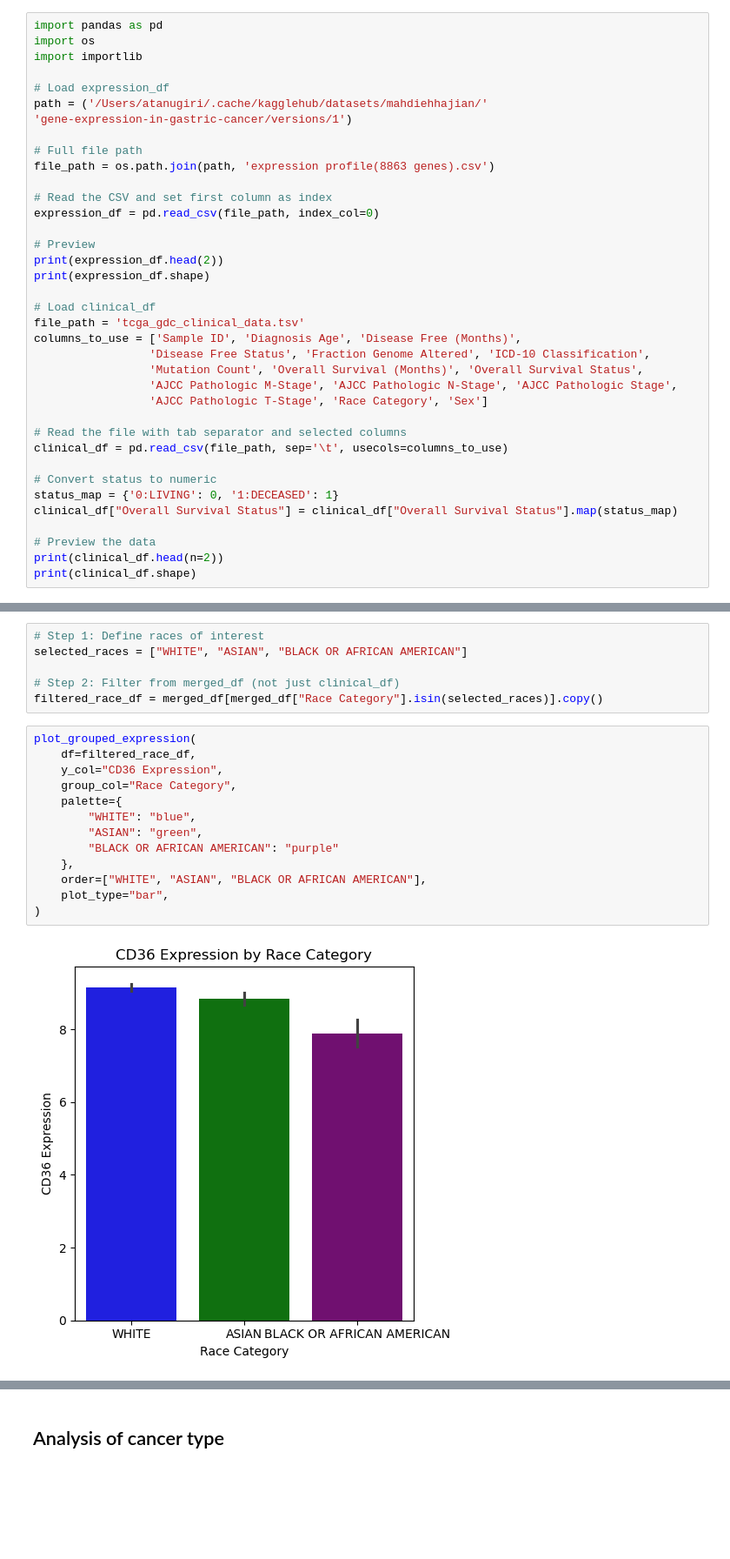
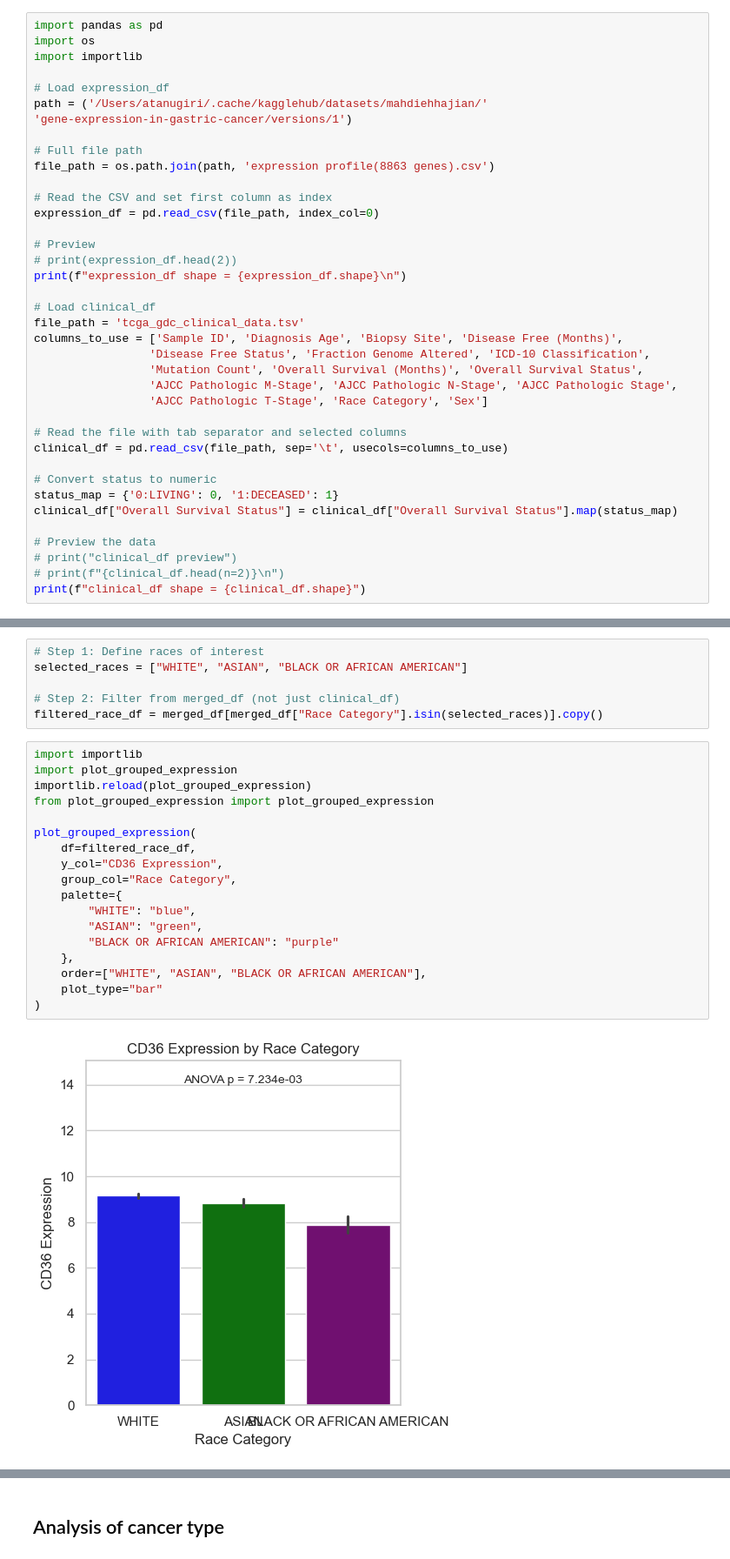
Before and after one commit to atanugiri/gastric-cancer, a Jupyter notebook: 01_Data_Analysis.ipynb, the cells around one changed output, grey strips where cells are left out. Shown at 87% size. Cells and saved outputs as stored; diff of their text form; blank space fills up the shorter version.

```diff
--- a/01_Data_Analysis.ipynb
+++ b/01_Data_Analysis.ipynb
@@ -16,12 +16,12 @@ file_path = os.path.join(path, 'expression profile(8863 genes).csv')
 expression_df = pd.read_csv(file_path, index_col=0)
 
 # Preview
-print(expression_df.head(2))
-print(expression_df.shape)
+# print(expression_df.head(2))
+print(f"expression_df shape = {expression_df.shape}\n")
 
 # Load clinical_df
 file_path = 'tcga_gdc_clinical_data.tsv'
-columns_to_use = ['Sample ID', 'Diagnosis Age', 'Disease Free (Months)',
+columns_to_use = ['Sample ID', 'Diagnosis Age', 'Biopsy Site', 'Disease Free (Months)',
                  'Disease Free Status', 'Fraction Genome Altered', 'ICD-10 Classification',
                  'Mutation Count', 'Overall Survival (Months)', 'Overall Survival Status',
                  'AJCC Pathologic M-Stage', 'AJCC Pathologic N-Stage', 'AJCC Pathologic Stage',
@@ -35,6 +35,7 @@ status_map = {'0:LIVING': 0, '1:DECEASED': 1}
 clinical_df["Overall Survival Status"] = clinical_df["Overall Survival Status"].map(status_map)
 
 # Preview the data
-print(clinical_df.head(n=2))
-print(clinical_df.shape)
+# print("clinical_df preview")
+# print(f"{clinical_df.head(n=2)}\n")
+print(f"clinical_df shape = {clinical_df.shape}")
 # %% [output]
@@ -362,20 +365,25 @@ selected_races = ["WHITE", "ASIAN", "BLACK OR AFRICAN AMERICAN"]
 # Step 2: Filter from merged_df (not just clinical_df)
 filtered_race_df = merged_df[merged_df["Race Category"].isin(selected_races)].copy()
 # %%
+import importlib
+import plot_grouped_expression
+importlib.reload(plot_grouped_expression)
+from plot_grouped_expression import plot_grouped_expression
+
 plot_grouped_expression(
     df=filtered_race_df,
     y_col="CD36 Expression",
     group_col="Race Category",
     palette={
         "WHITE": "blue",
         "ASIAN": "green",
         "BLACK OR AFRICAN AMERICAN": "purple"
     },
     order=["WHITE", "ASIAN", "BLACK OR AFRICAN AMERICAN"],
-    plot_type="bar",
+    plot_type="bar"
 )
 # %% [output]
-[figure, old version]
+[figure, new version]
 # %%
 plot_grouped_expression(
     df=filtered_race_df,
```
Also changed, not shown: parts of 38 cells of this notebook.
